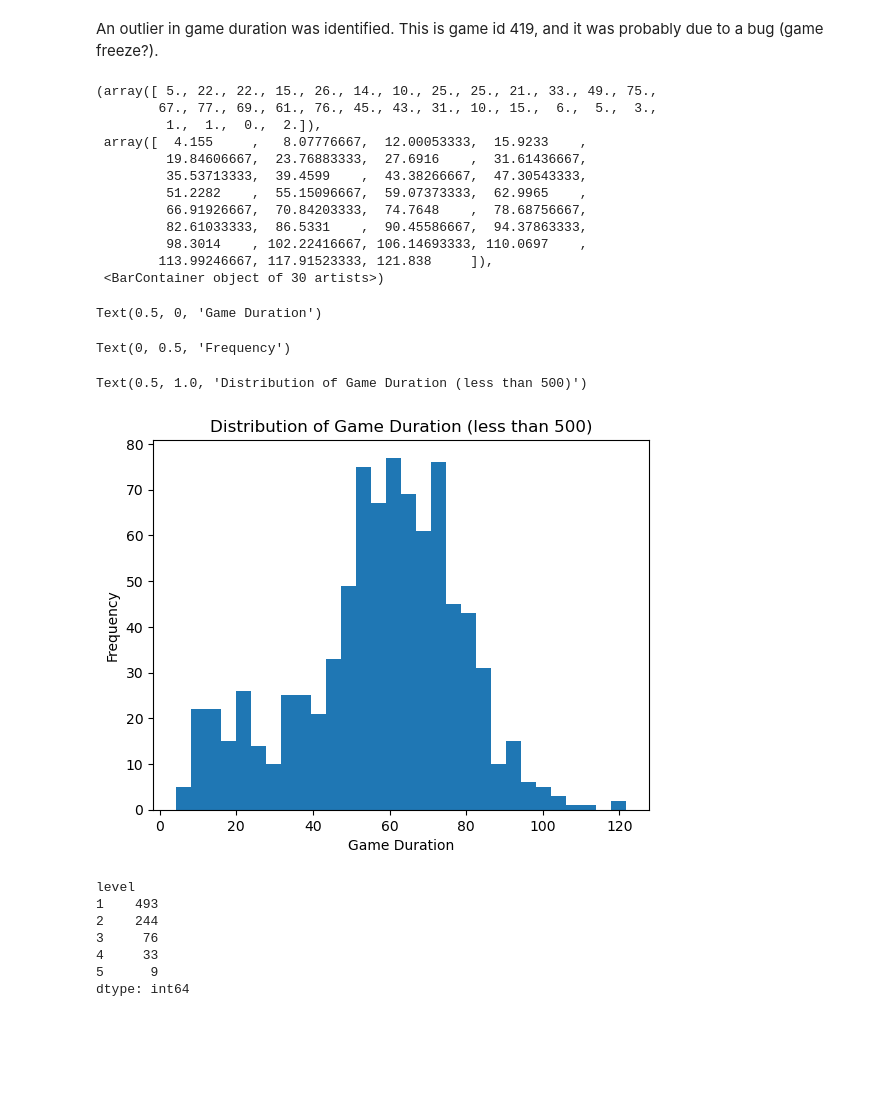
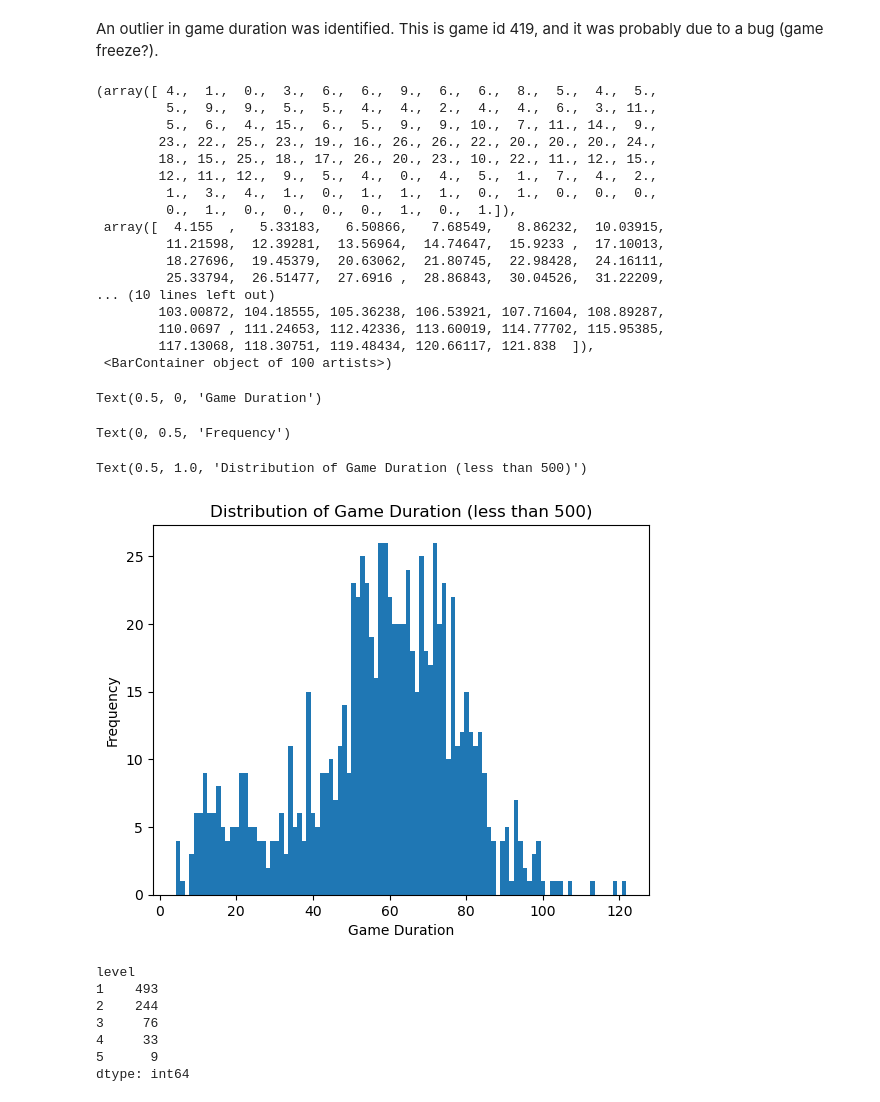
Before and after one commit to PipaFlores/encoder-pacman, a Jupyter notebook: EDA/EDA.ipynb, the cells around one changed output. Cells and saved outputs as stored; diff of their text form; code cells hidden in the pictures; blank space fills up the shorter version.

```diff
--- a/EDA/EDA.ipynb
+++ b/EDA/EDA.ipynb
@@ -185,29 +196,34 @@ An outlier in game duration was identified. This is game id 419, and it was prob
 # %%
 # Distribution of game duration
 import matplotlib.pyplot as plt
 
-plt.hist(game_df.loc[game_df["game_duration"] < 500, "game_duration"], bins=30)
+plt.hist(game_df.loc[game_df["game_duration"] < 500, "game_duration"], bins=100)
 plt.xlabel("Game Duration")
 plt.ylabel("Frequency")
 plt.title("Distribution of Game Duration (less than 500)")
 plt.show()
 # %% [output]
-(array([ 5., 22., 22., 15., 26., 14., 10., 25., 25., 21., 33., 49., 75.,
-        67., 77., 69., 61., 76., 45., 43., 31., 10., 15.,  6.,  5.,  3.,
-         1.,  1.,  0.,  2.]),
- array([  4.155     ,   8.07776667,  12.00053333,  15.9233    ,
-         19.84606667,  23.76883333,  27.6916    ,  31.61436667,
-         35.53713333,  39.4599    ,  43.38266667,  47.30543333,
-         51.2282    ,  55.15096667,  59.07373333,  62.9965    ,
-         66.91926667,  70.84203333,  74.7648    ,  78.68756667,
-         82.61033333,  86.5331    ,  90.45586667,  94.37863333,
-         98.3014    , 102.22416667, 106.14693333, 110.0697    ,
-        113.99246667, 117.91523333, 121.838     ]),
- <BarContainer object of 30 artists>)
+(array([ 4.,  1.,  0.,  3.,  6.,  6.,  9.,  6.,  6.,  8.,  5.,  4.,  5.,
+         5.,  9.,  9.,  5.,  5.,  4.,  4.,  2.,  4.,  4.,  6.,  3., 11.,
+         5.,  6.,  4., 15.,  6.,  5.,  9.,  9., 10.,  7., 11., 14.,  9.,
+        23., 22., 25., 23., 19., 16., 26., 26., 22., 20., 20., 20., 24.,
+        18., 15., 25., 18., 17., 26., 20., 23., 10., 22., 11., 12., 15.,
+        12., 11., 12.,  9.,  5.,  4.,  0.,  4.,  5.,  1.,  7.,  4.,  2.,
+         1.,  3.,  4.,  1.,  0.,  1.,  1.,  1.,  0.,  1.,  0.,  0.,  0.,
+         0.,  1.,  0.,  0.,  0.,  0.,  1.,  0.,  1.]),
+ array([  4.155  ,   5.33183,   6.50866,   7.68549,   8.86232,  10.03915,
+         11.21598,  12.39281,  13.56964,  14.74647,  15.9233 ,  17.10013,
+         18.27696,  19.45379,  20.63062,  21.80745,  22.98428,  24.16111,
+         25.33794,  26.51477,  27.6916 ,  28.86843,  30.04526,  31.22209,
+... (10 lines left out)
+        103.00872, 104.18555, 105.36238, 106.53921, 107.71604, 108.89287,
+        110.0697 , 111.24653, 112.42336, 113.60019, 114.77702, 115.95385,
+        117.13068, 118.30751, 119.48434, 120.66117, 121.838  ]),
+ <BarContainer object of 100 artists>)
 Text(0.5, 0, 'Game Duration')
 Text(0, 0.5, 'Frequency')
 Text(0.5, 1.0, 'Distribution of Game Duration (less than 500)')
-[figure, old version]
+[figure, new version]
 # %%
 # Distribution of games played per level
 game_df.groupby("level").size()
```
Also changed, not shown: parts of 15 cells of this notebook, 2 other files.
